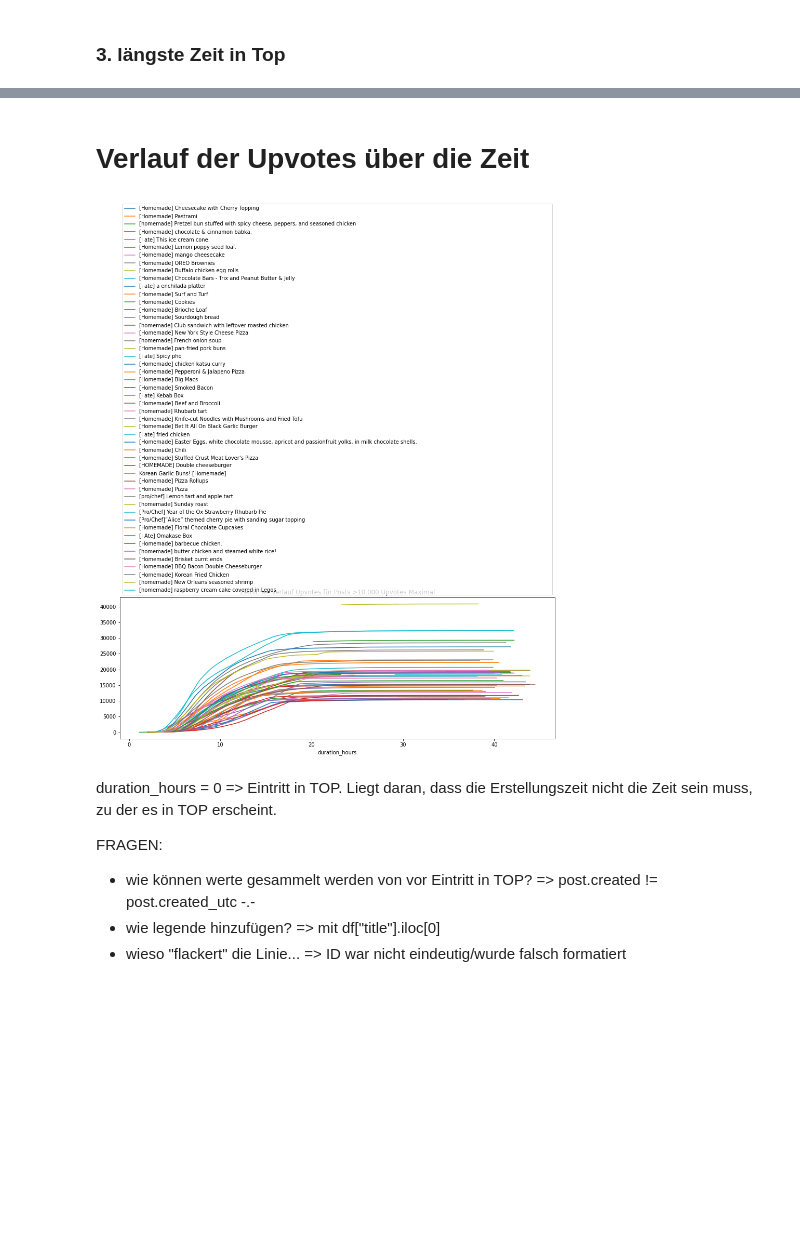
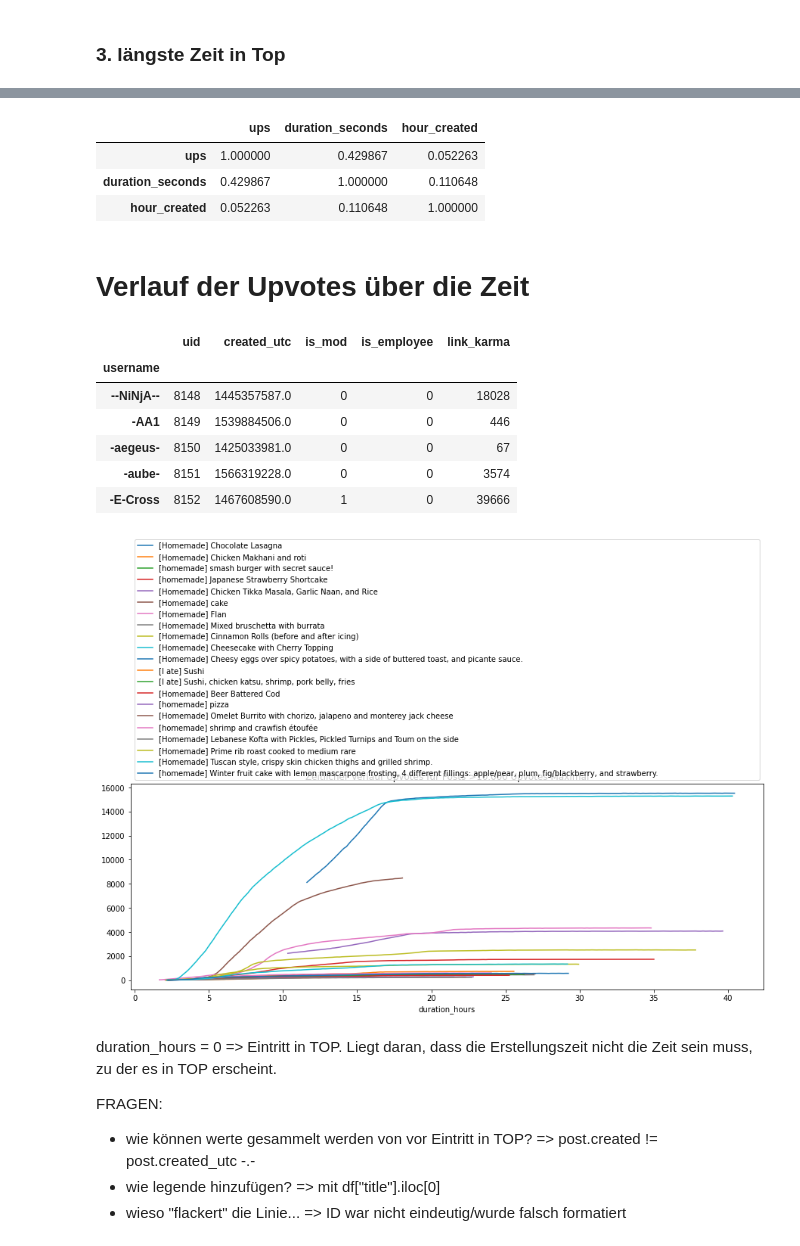
Before and after one commit to ZerhackerJagi/food_dashboard, a Jupyter notebook: Dashboard.ipynb, the cells around one changed output, grey strips where cells are left out. Drawn from its saved outputs; the diff is of its cells as text; code cells hidden in the pictures; blank space fills up the shorter version.

```diff
--- a/Dashboard.ipynb
+++ b/Dashboard.ipynb
@@ -207,0 +170,3 @@ dfrd_s.head()
+# %%
+dfr_ds = dfr.sort_values(by=["duration"], ascending=False)
+dfr_ds.head()
@@ -207,0 +180,2 @@ dfrd_s.head()
+# %%
+dfr_ds.drop_duplicates(subset=["post_id"], inplace=True)
@@ -207,0 +197,4 @@ dfrd_s.head()
+# %%
+v=[]
+for i in range(1,25):
+    v.append((dfr_ds[dfr_ds["time"].dt.hour==i]["duration"].mean().total_seconds())/3600)
@@ -228,3 +241,11 @@ plt.show()
+# %%
+dfr_ds["hour_created"] = pd.to_numeric(dfr_ds["hour_created"])
+dfr_ds[["ups", "duration_seconds", "hour_created"]].corr()
+# %% [output]
+|  | ups | duration_seconds | hour_created |
+| ups | 1.000000 | 0.429867 | 0.052263 |
+| duration_seconds | 0.429867 | 1.000000 | 0.110648 |
+| hour_created | 0.052263 | 0.110648 | 1.000000 |
 # %% [markdown]
 # Verlauf der Upvotes über die Zeit
 # %%
@@ -252,3 +254,13 @@ dfr["duration_hours"] = dfr["duration_seconds"]/3600
+# %%
+dfru.head()
+# %% [output]
+|  | uid | created_utc | is_mod | is_employee | link_karma |
+| username |  |  |  |  |  |
+| --NiNjA-- | 8148 | 1445357587.0 | 0 | 0 | 18028 |
+| -AA1 | 8149 | 1539884506.0 | 0 | 0 | 446 |
+| -aegeus- | 8150 | 1425033981.0 | 0 | 0 | 67 |
+| -aube- | 8151 | 1566319228.0 | 0 | 0 | 3574 |
+| -E-Cross | 8152 | 1467608590.0 | 1 | 0 | 39666 |
 # %%
 new_df = dfr.join(dfru, on="author")
 # %%
@@ -260,19 +272,19 @@ z = y_high.groupby("post_id")
 # %%
 fig, ax = plt.subplots(figsize=(15,5))
 zähler = 0
 for i, k in enumerate(z):
     label, df = k
     df.sort_values(by="duration_hours", inplace=True)
     df.plot(x="duration_hours", y="ups", kind="line", ax=ax, label=df["title"].iloc[0])
-    if zähler == 50:
+    if zähler == 20:
         break
     else:
         zähler +=1
 plt.legend(bbox_to_anchor=(0, 1, 1, 0), loc="lower left", mode="expand")
 plt.title("Zeitlicher Verlauf Upvotes für Posts >10.000 Upvotes Maximal")
 plt.show()
 # %% [output]
-[figure, old version]
+[figure, new version]
 # %% [markdown]
 duration_hours = 0 => Eintritt in TOP. Liegt daran, dass die Erstellungszeit nicht die Zeit sein muss, zu der es in TOP erscheint.
 
```
Also changed, not shown: parts of 49 cells of this notebook.
